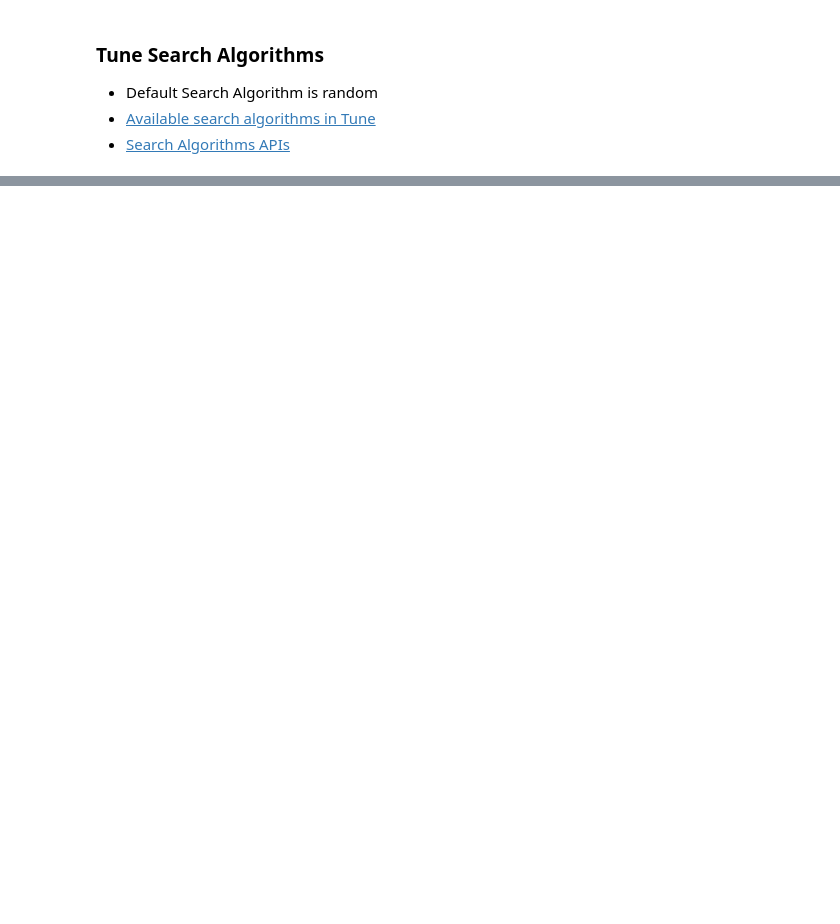
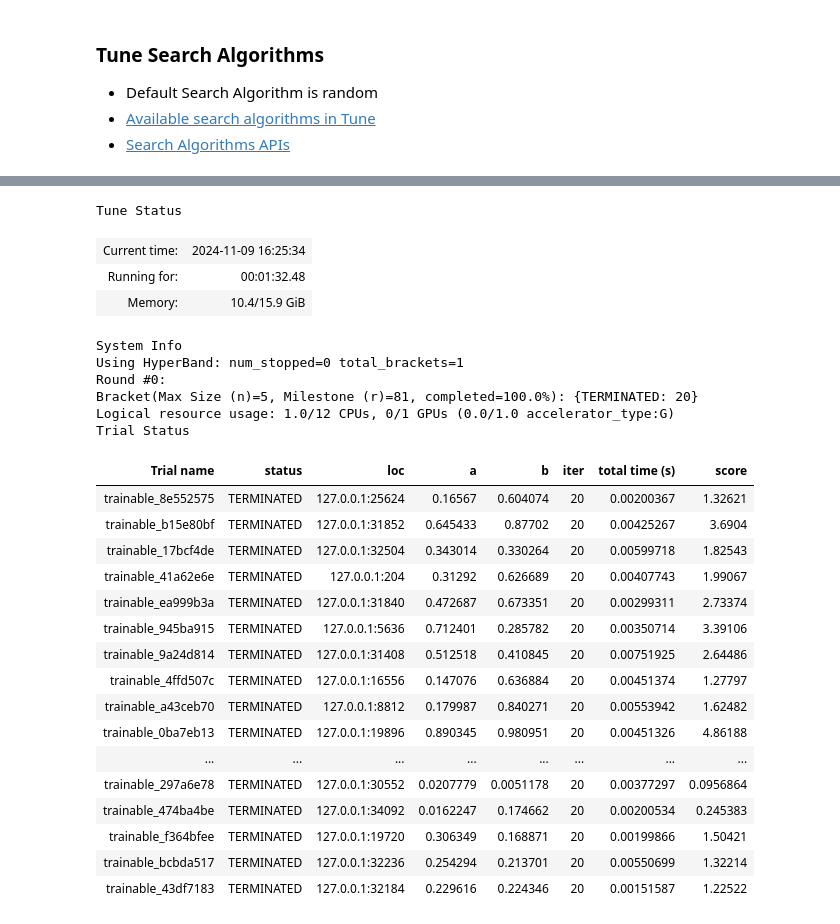
Before and after one commit to Spin8Cycle/diabHI, a Jupyter notebook: scaling/ray/tune/ray_tune.ipynb, the cells around one changed output, grey strips where cells are left out. Cells and saved outputs as stored; diff of their text form; code cells hidden in the pictures; blank space fills up the shorter version.

```diff
--- a/scaling/ray/tune/ray_tune.ipynb
+++ b/scaling/ray/tune/ray_tune.ipynb
@@ -224,14 +227,0 @@ ResultGrid<[
-# %%
-
-def objective(config):
-    score = config['a']**2 + config['b']
-    return {'score':score}
-
-search_space = {
-    'a': tune.grid_search([0.001, 0.01, 0.1, 1.0]),
-    'b': tune.choice([1, 2, 3])
-}
-
-tuner = tune.Tuner(objective, param_space = search_space)
-
-results = tuner.fit()
@@ -267,0 +238,58 @@ results.get_dataframe()
+# %%
+from ray.tune.schedulers import HyperBandScheduler
+
+def objective(x, a, b):
+    return a * (x ** 0.5) + b
+
+def trainable(config: dict):
+    intermediate_score = 0
+    for x in range(20):
+        intermediate_score = objective(x, config["a"], config["b"])
+        train.report({"score": intermediate_score})  # This sends the score to Tune.
+
+# Create HyperBand scheduler and minimize the "score" from trainable
+hyperband = HyperBandScheduler()
+search_algo = OptunaSearch()
+
+config = {"a": tune.uniform(0, 1), "b": tune.uniform(0, 1)}
+
+tuner = tune.Tuner(
+    trainable,
+    tune_config=tune.TuneConfig(
+        metric='score',
+        mode='min',
+        num_samples=20,
+        scheduler=hyperband,
+        search_alg=search_algo
+    ),
+    param_space=config,
+)
+result = tuner.fit()
+# %% [output]
+Tune Status
+| Current time: | 2024-11-09 16:25:34 |
+| Running for: | 00:01:32.48 |
+| Memory: | 10.4/15.9 GiB |
+System Info
+Using HyperBand: num_stopped=0 total_brackets=1
+Round #0:
+Bracket(Max Size (n)=5, Milestone (r)=81, completed=100.0%): {TERMINATED: 20}
+Logical resource usage: 1.0/12 CPUs, 0/1 GPUs (0.0/1.0 accelerator_type:G)
+Trial Status
+| Trial name | status | loc | a | b | iter | total time (s) | score |
+| trainable_8e552575 | TERMINATED | 127.0.0.1:25624 | 0.16567 | 0.604074 | 20 | 0.00200367 | 1.32621 |
+| trainable_b15e80bf | TERMINATED | 127.0.0.1:31852 | 0.645433 | 0.87702 | 20 | 0.00425267 | 3.6904 |
+| trainable_17bcf4de | TERMINATED | 127.0.0.1:32504 | 0.343014 | 0.330264 | 20 | 0.00599718 | 1.82543 |
+| trainable_41a62e6e | TERMINATED | 127.0.0.1:204 | 0.31292 | 0.626689 | 20 | 0.00407743 | 1.99067 |
+| trainable_ea999b3a | TERMINATED | 127.0.0.1:31840 | 0.472687 | 0.673351 | 20 | 0.00299311 | 2.73374 |
+| trainable_945ba915 | TERMINATED | 127.0.0.1:5636 | 0.712401 | 0.285782 | 20 | 0.00350714 | 3.39106 |
+| trainable_9a24d814 | TERMINATED | 127.0.0.1:31408 | 0.512518 | 0.410845 | 20 | 0.00751925 | 2.64486 |
+| trainable_4ffd507c | TERMINATED | 127.0.0.1:16556 | 0.147076 | 0.636884 | 20 | 0.00451374 | 1.27797 |
+| trainable_a43ceb70 | TERMINATED | 127.0.0.1:8812 | 0.179987 | 0.840271 | 20 | 0.00553942 | 1.62482 |
+| trainable_0ba7eb13 | TERMINATED | 127.0.0.1:19896 | 0.890345 | 0.980951 | 20 | 0.00451326 | 4.86188 |
+| ... | ... | ... | ... | ... | ... | ... | ... |
+| trainable_297a6e78 | TERMINATED | 127.0.0.1:30552 | 0.0207779 | 0.0051178 | 20 | 0.00377297 | 0.0956864 |
+| trainable_474ba4be | TERMINATED | 127.0.0.1:34092 | 0.0162247 | 0.174662 | 20 | 0.00200534 | 0.245383 |
+| trainable_f364bfee | TERMINATED | 127.0.0.1:19720 | 0.306349 | 0.168871 | 20 | 0.00199866 | 1.50421 |
+| trainable_bcbda517 | TERMINATED | 127.0.0.1:32236 | 0.254294 | 0.213701 | 20 | 0.00550699 | 1.32214 |
+| trainable_43df7183 | TERMINATED | 127.0.0.1:32184 | 0.229616 | 0.224346 | 20 | 0.00151587 | 1.22522 |
```
Also changed, not shown: parts of 50 cells of this notebook, 1 other file.
